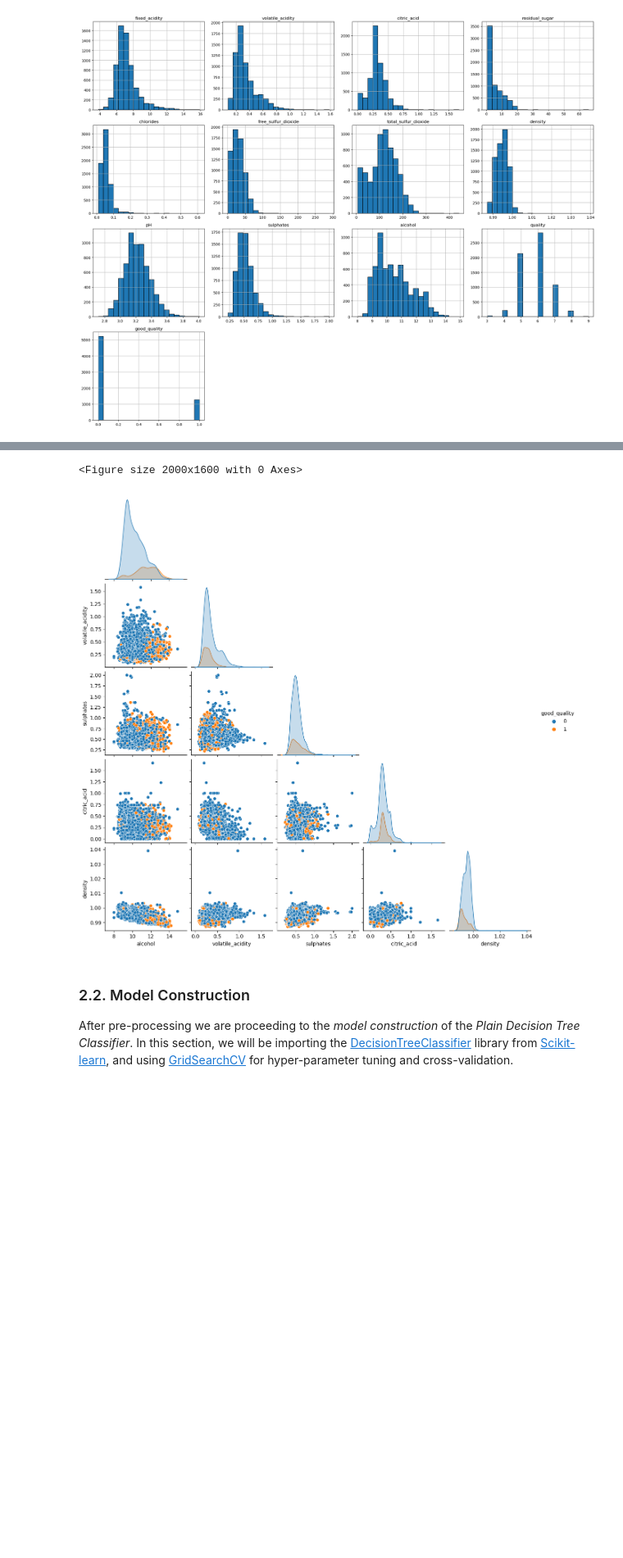
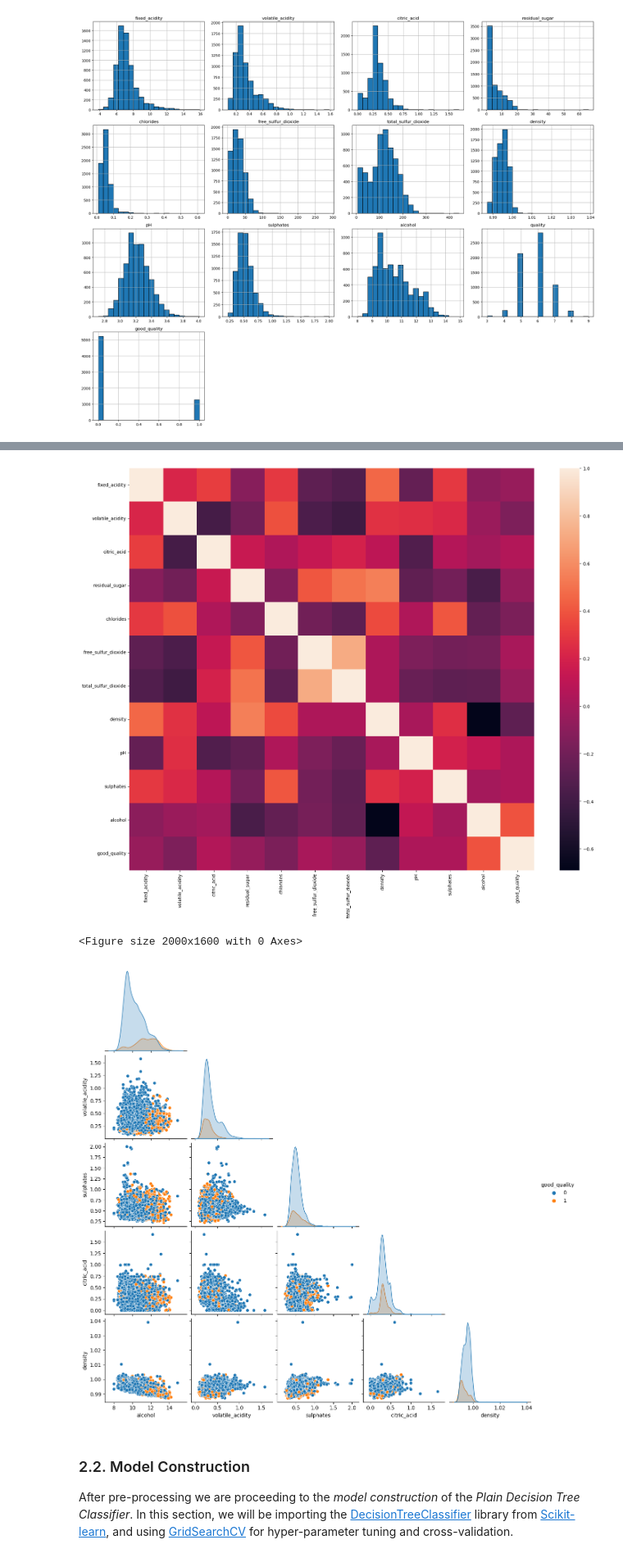
Before and after one commit to dylanramdhan/CS4372_Assignment_2, a Jupyter notebook: Plain_Decision_Tree_Classifier.ipynb, the cells around one changed output, grey strips where cells are left out. Shown at 82% size. Saved outputs shown, nothing was run; the diff lists cells and outputs as text; code cells hidden in the pictures; blank space fills up the shorter version.

Commit message:
Added seaborn heatmap

```diff
--- a/Plain_Decision_Tree_Classifier.ipynb
+++ b/Plain_Decision_Tree_Classifier.ipynb
@@ -153,17 +153,23 @@ x_norm.describe()
 # %%
 ### 2.1.5. Performing numerical and visual analysis of plots and results
 ## Numerical Correlation Analysis
 correlation_matrix = wine_df.drop('quality', axis=1).corr(numeric_only=True).round(2)
 correlation_matrix['good_quality']
 
-## Visual Correlation Analysis (via Seaborn's PairPlot)
+## 2.1.5.a. Visualizing correlation analysis (via Seaborn's Heatmap)
+plt.figure(figsize=(20, 16))
+sns.heatmap(data=correlation_matrix)
+plt.show()
+
+## 2.1.5.b. Visual Correlation Analysis (via Seaborn's PairPlot)
 plt.figure(figsize=(20, 16))
 pair_features = ['alcohol', 'volatile_acidity', 'sulphates', 'citric_acid', 'density', 'good_quality']
 sns.pairplot(wine_df[pair_features], hue='good_quality', corner=True)
 plt.show()
 # %% [output]
+[figure, new version]
 <Figure size 2000x1600 with 0 Axes>
-[figure, old version]
+[figure, added]
 # %%
 ### 2.1.6. Identifying a few attributes
 correlation_matrix = ['good_quality']
```
